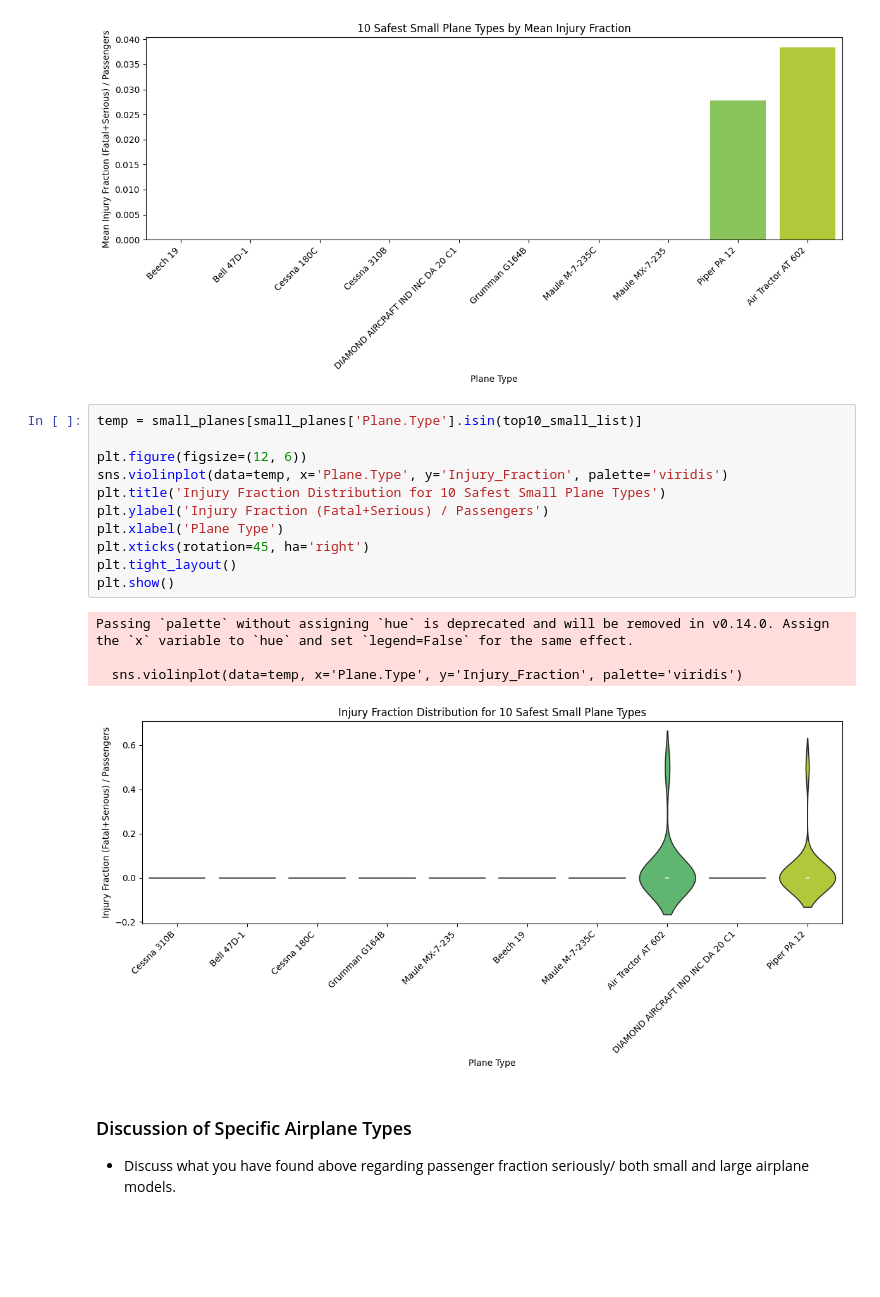
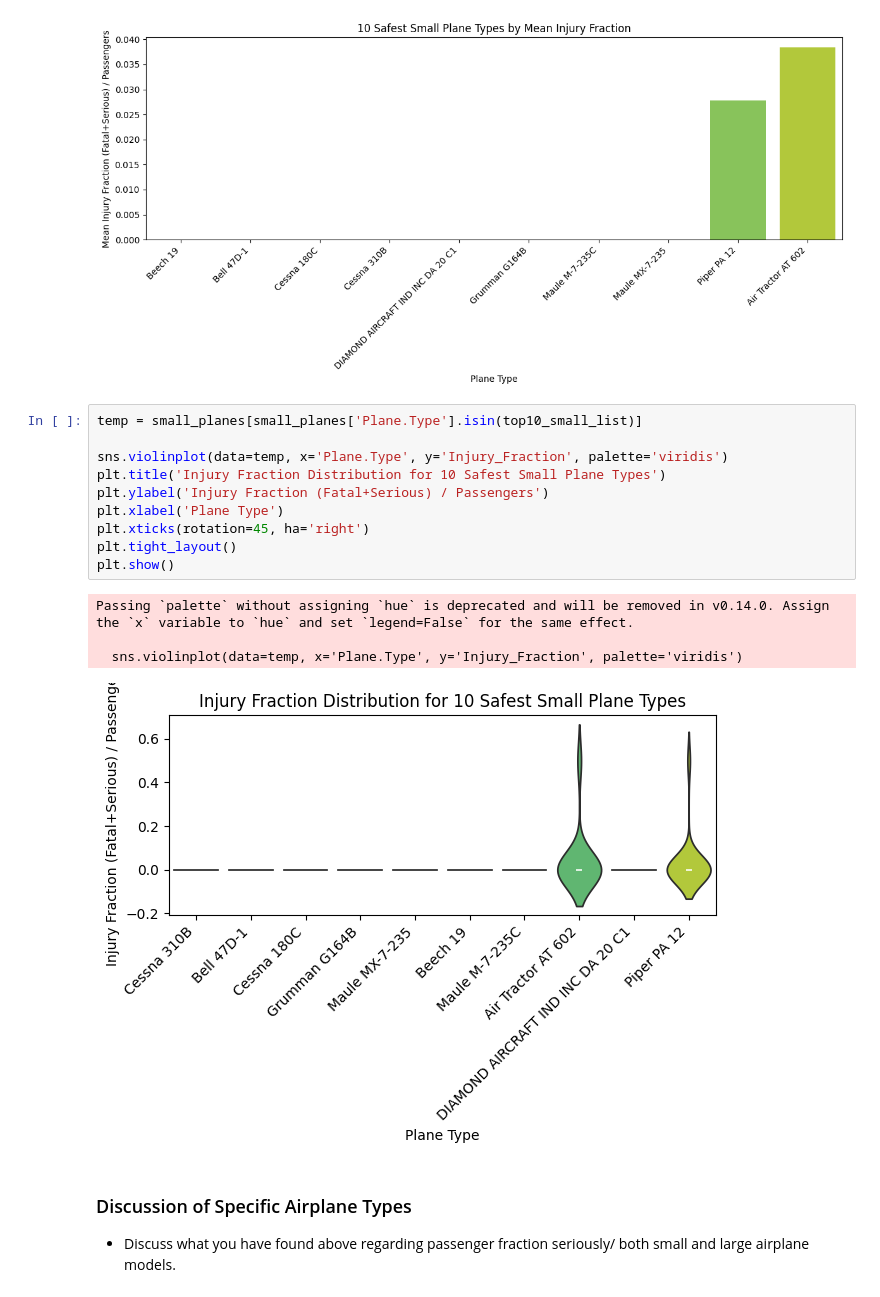
Before and after one commit to Shaun-Okwuosa/Jet-Safety-Analysis, a Jupyter notebook: Aviation_Accidents_Data_Analysis.ipynb, the cells around one changed output. Saved outputs shown, nothing was run; the diff lists cells and outputs as text; blank space fills up the shorter version.

```diff
--- a/Aviation_Accidents_Data_Analysis.ipynb
+++ b/Aviation_Accidents_Data_Analysis.ipynb
@@ -328,19 +328,18 @@ Passing `palette` without assigning `hue` is deprecated and will be removed in v
 # %%
 temp = small_planes[small_planes['Plane.Type'].isin(top10_small_list)]
 
-plt.figure(figsize=(12, 6))
 sns.violinplot(data=temp, x='Plane.Type', y='Injury_Fraction', palette='viridis')
 plt.title('Injury Fraction Distribution for 10 Safest Small Plane Types')
 plt.ylabel('Injury Fraction (Fatal+Serious) / Passengers')
 plt.xlabel('Plane Type')
 plt.xticks(rotation=45, ha='right')
 plt.tight_layout()
 plt.show()
 # %% [output]
 Passing `palette` without assigning `hue` is deprecated and will be removed in v0.14.0. Assign the `x` variable to `hue` and set `legend=False` for the same effect.
 
   sns.violinplot(data=temp, x='Plane.Type', y='Injury_Fraction', palette='viridis')
-[figure, old version]
+[figure, new version]
 # %% [markdown]
 ### Discussion of Specific Airplane Types
 - Discuss what you have found above regarding passenger fraction seriously/ both small and large airplane models.
```
Also changed, not shown: parts of 19 cells of this notebook, 1 other file.
